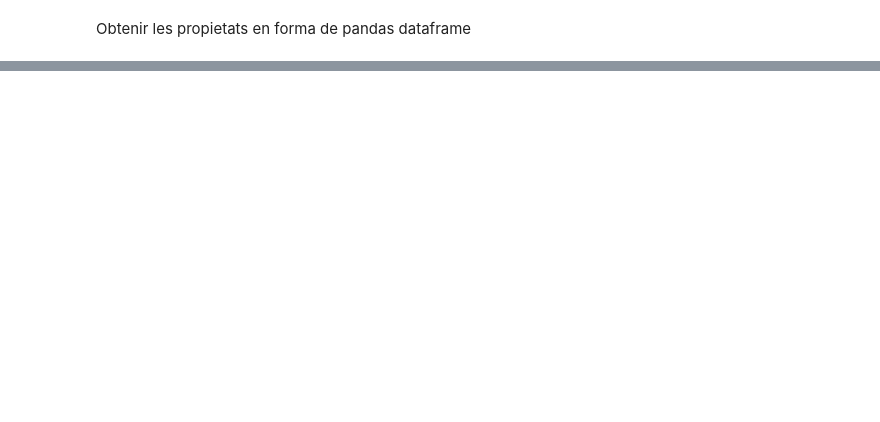
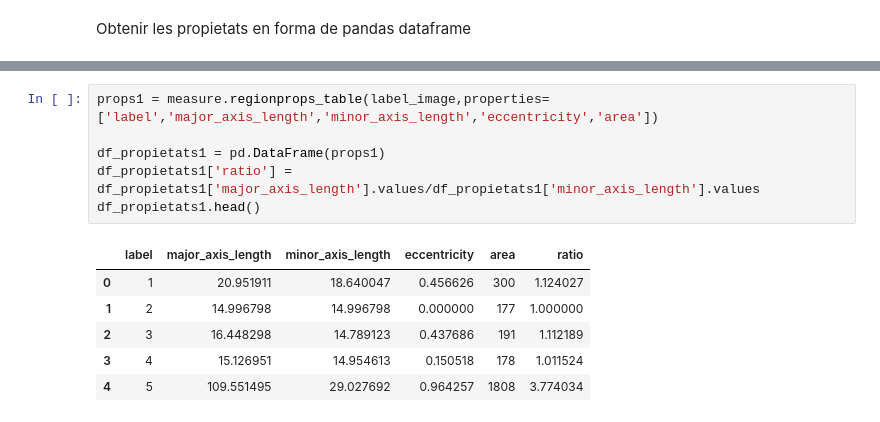
Before and after one commit to raulbenitez/NEUROIMAGING_AI, a Jupyter notebook: Feature extraction/propietats_blobs.ipynb, the cells around one changed output, grey strips where cells are left out. Cells and saved outputs as stored; diff of their text form; blank space fills up the shorter version.

```diff
--- a/Feature extraction/propietats_blobs.ipynb
+++ b/Feature extraction/propietats_blobs.ipynb
@@ -73,0 +74,13 @@ sns.scatterplot(x='eccentricity',y='area',data=df_propietats)
+# %%
+props1 = measure.regionprops_table(label_image,properties=['label','major_axis_length','minor_axis_length','eccentricity','area'])
+
+df_propietats1 = pd.DataFrame(props1)
+df_propietats1['ratio'] = df_propietats1['major_axis_length'].values/df_propietats1['minor_axis_length'].values
+df_propietats1.head()
+# %% [output]
+|  | label | major_axis_length | minor_axis_length | eccentricity | area | ratio |
+| 0 | 1 | 20.951911 | 18.640047 | 0.456626 | 300 | 1.124027 |
+| 1 | 2 | 14.996798 | 14.996798 | 0.000000 | 177 | 1.000000 |
+| 2 | 3 | 16.448298 | 14.789123 | 0.437686 | 191 | 1.112189 |
+| 3 | 4 | 15.126951 | 14.954613 | 0.150518 | 178 | 1.011524 |
+| 4 | 5 | 109.551495 | 29.027692 | 0.964257 | 1808 | 3.774034 |
```
Also changed, not shown: parts of 5 cells of this notebook.
